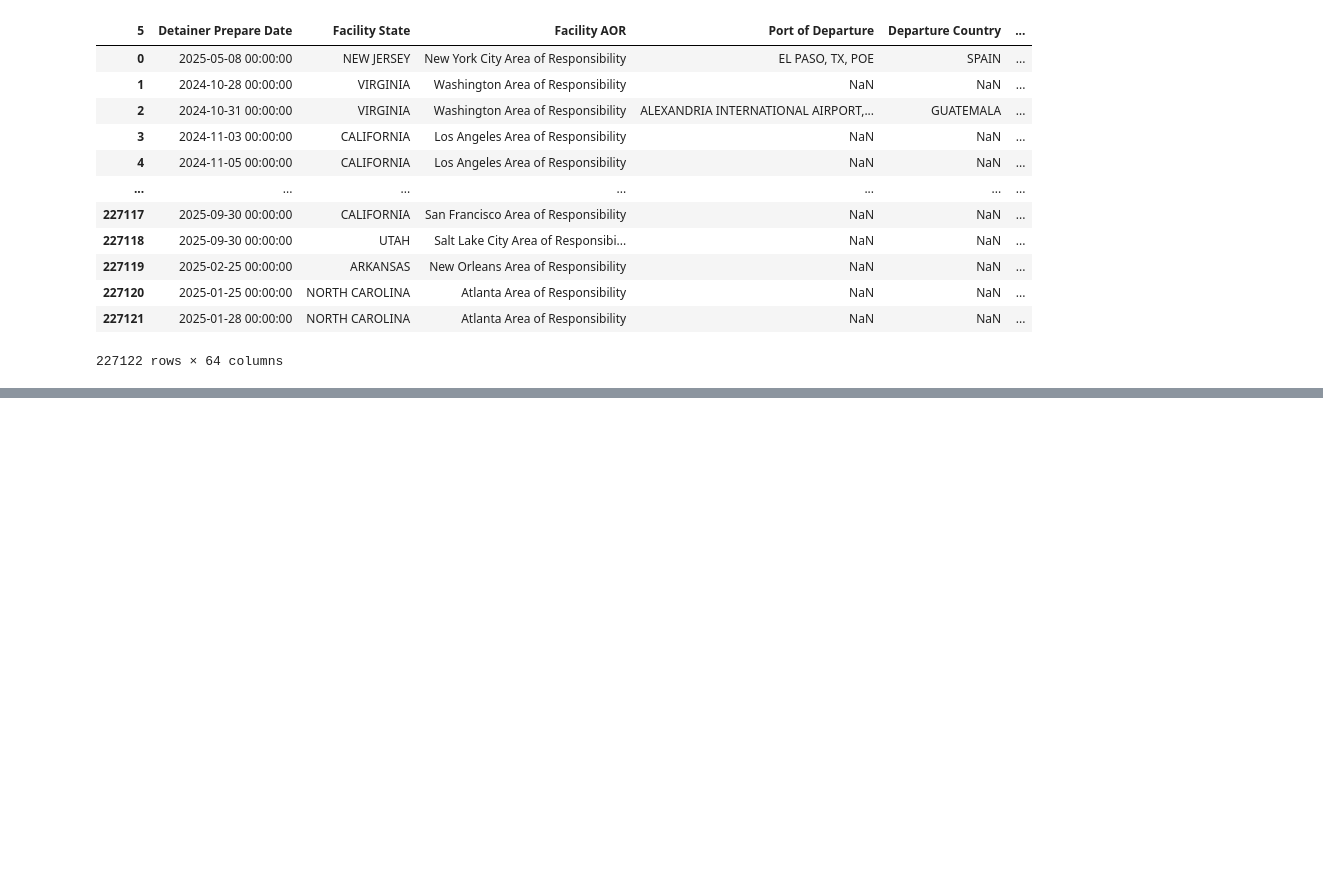
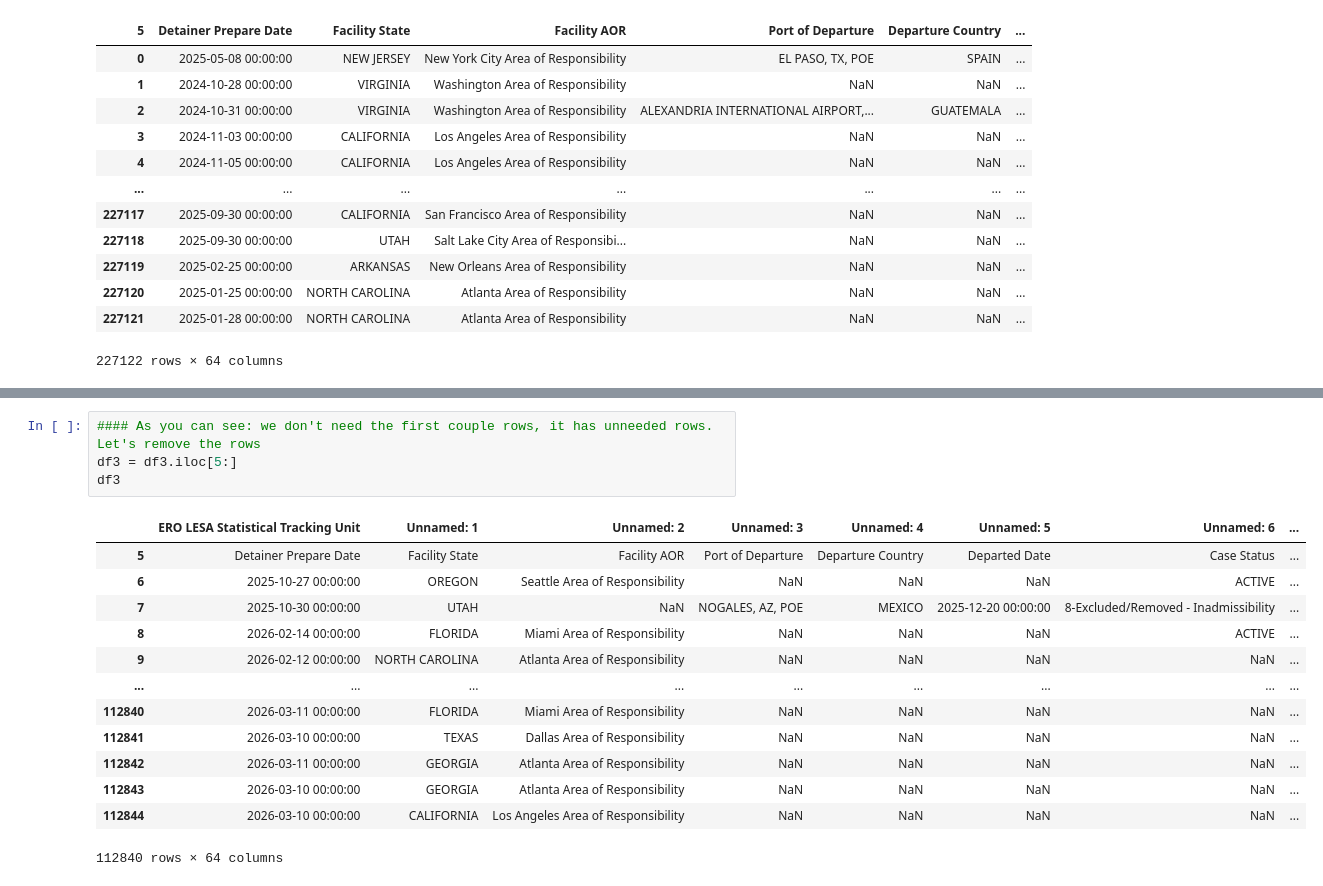
Before and after one commit to sajinashresthacoding/CLEANED-ICEarrests-Albany, a Jupyter notebook: TEST2/2025 detainers pull.ipynb, the cells around one changed output, grey strips where cells are left out. Cells and saved outputs as stored; diff of their text form; blank space fills up the shorter version.

```diff
--- a/TEST2/2025 pull.ipynb
+++ b/TEST2/2025 detainers pull.ipynb
@@ -187,0 +205,18 @@ df_2025pt2.to_csv('FilteredData/2022ICEDetainersData2.csv', index=False)
+# %%
+#### As you can see: we don't need the first couple rows, it has unneeded rows. Let's remove the rows
+df3 = df3.iloc[5:]
+df3
+# %% [output]
+|  | ERO LESA Statistical Tracking Unit | Unnamed: 1 | Unnamed: 2 | Unnamed: 3 | Unnamed: 4 | Unnamed: 5 | Unnamed: 6 | ... |
+| 5 | Detainer Prepare Date | Facility State | Facility AOR | Port of Departure | Departure Country | Departed Date | Case Status | ... |
+| 6 | 2025-10-27 00:00:00 | OREGON | Seattle Area of Responsibility | NaN | NaN | NaN | ACTIVE | ... |
+| 7 | 2025-10-30 00:00:00 | UTAH | NaN | NOGALES, AZ, POE | MEXICO | 2025-12-20 00:00:00 | 8-Excluded/Removed - Inadmissibility | ... |
+| 8 | 2026-02-14 00:00:00 | FLORIDA | Miami Area of Responsibility | NaN | NaN | NaN | ACTIVE | ... |
+| 9 | 2026-02-12 00:00:00 | NORTH CAROLINA | Atlanta Area of Responsibility | NaN | NaN | NaN | NaN | ... |
+| ... | ... | ... | ... | ... | ... | ... | ... | ... |
+| 112840 | 2026-03-11 00:00:00 | FLORIDA | Miami Area of Responsibility | NaN | NaN | NaN | NaN | ... |
+| 112841 | 2026-03-10 00:00:00 | TEXAS | Dallas Area of Responsibility | NaN | NaN | NaN | NaN | ... |
+| 112842 | 2026-03-11 00:00:00 | GEORGIA | Atlanta Area of Responsibility | NaN | NaN | NaN | NaN | ... |
+| 112843 | 2026-03-10 00:00:00 | GEORGIA | Atlanta Area of Responsibility | NaN | NaN | NaN | NaN | ... |
+| 112844 | 2026-03-10 00:00:00 | CALIFORNIA | Los Angeles Area of Responsibility | NaN | NaN | NaN | NaN | ... |
+112840 rows × 64 columns
```
Also changed, not shown: parts of 20 cells of this notebook, 1 other file.
